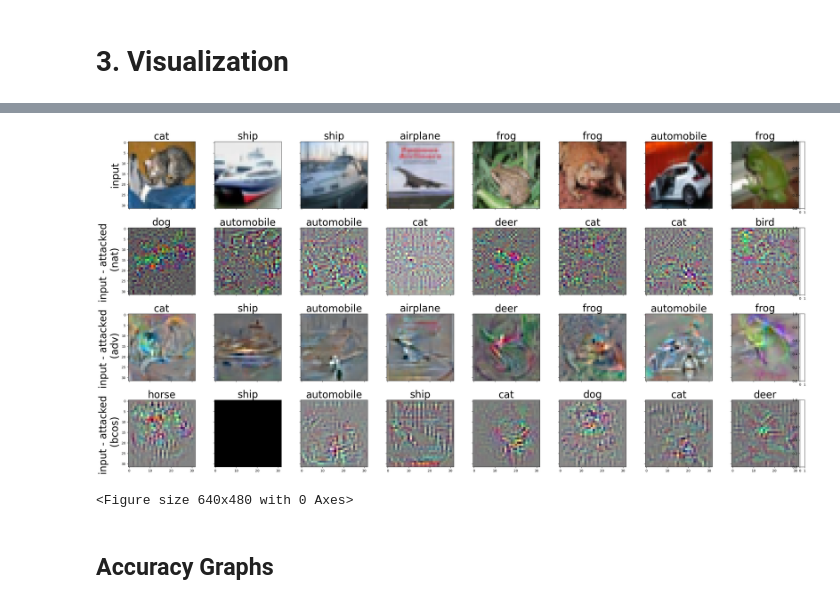
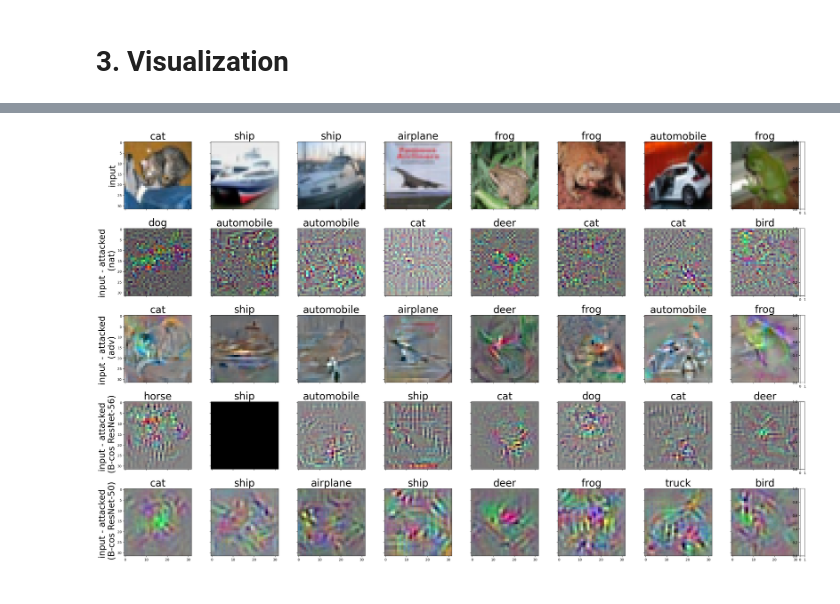
Before and after one commit to mhmoodlan/b-cos-robustness, a Jupyter notebook: b_cos_robustness.ipynb, the cells around one changed output, grey strips where cells are left out. Cells and saved outputs as stored; diff of their text form; code cells hidden in the pictures.

```diff
--- a/b_cos_robustness.ipynb
+++ b/b_cos_robustness.ipynb
@@ -253,0 +439,4 @@ def normalize_tensors(newtensor, vmin=None, vmax=None):
+# %%
+with open(f'{model_to_visualize}_viz_data1.pkl', 'rb') as f:
+    viz_data1 = pickle.load(f)
+viz_data1.keys()
@@ -254,11 +445,8 @@ def normalize_tensors(newtensor, vmin=None, vmax=None):
 # %%
-import pickle
-with open('viz_data1.pkl', 'rb') as f:
-    viz_data1 = pickle.load(f)
 im = viz_data1["im"]
 label = viz_data1["label"]
-im_adv = viz_data1["im_adv"]
-label_pred = viz_data1["label_pred"]
+im_adv = viz_data1[attack_to_visualize]["im_adv"]
+label_pred = viz_data1[attack_to_visualize]["label_pred"]
 # %%
 if torch.cuda.is_available():
   im=im.cuda()
@@ -390,5 +557,5 @@ viz_data2.pkl       100%[===================>] 772.13K  1.89MB/s    in 0.4s
 # %%
-with open('viz_data2.pkl', 'rb') as f:
+with open('cifar10_viz_data2.pkl', 'rb') as f:
     viz_data2 = pickle.load(f)
 # %%
 im2 = viz_data2["nat"]["im"].detach().cpu()
@@ -399,53 +566,56 @@ label_adv_nat = viz_data2["nat"]["label_pred"].detach().cpu()
 im_adv_adv = viz_data2["adv"]["im_adv"].detach().cpu()
 label_adv_adv = viz_data2["adv"]["label_pred"].detach().cpu()
 
-imbcos = viz_data2["bcos"]["im"].detach().cpu()
-bcoslabel = viz_data2["bcos"]["label"].detach().cpu()
-im_adv_bcos = viz_data2["bcos"]["im_adv"].detach().cpu()
-label_adv_bcos = viz_data2["bcos"]["label_pred"].detach().cpu()
+imbcos56 = viz_data2["bcos"]["im"].detach().cpu()
+bcoslabel56 = viz_data2["bcos"]["label"].detach().cpu()
+im_adv_bcos56 = viz_data2["bcos"]["im_adv"].detach().cpu()
+label_adv_bcos56 = viz_data2["bcos"]["label_pred"].detach().cpu()
+
+imbcos50 = viz_data2["resnet50_bcos"]["im"].detach().cpu()
+bcoslabel50 = viz_data2["resnet50_bcos"]["label"].detach().cpu()
+im_adv_bcos50 = viz_data2["resnet50_bcos"]["im_adv"].detach().cpu()
+label_adv_bcos50 = viz_data2["resnet50_bcos"]["label_pred"].detach().cpu()
 # %%
 # originally from: https://matplotlib.org/stable/gallery/axes_grid1/demo_edge_colorbar.html
 def plot_viz2(fig, imgs, ylist, tlist):
     """
     A grid of 2x2 images. Each row has its own colorbar.
     """
     grid = AxesGrid(fig, 122,  # similar to subplot(122)
-                    nrows_ncols=(4, 8),
+                    nrows_ncols=(5, 8),
                     axes_pad=.8,
                     label_mode="L",
                     share_all=True,
                     cbar_location="right",
                     cbar_mode="edge",
                     cbar_size="7%",
                     cbar_pad="2%",
                     )
     cmaps = [None, None, "binary", "Spectral", "Spectral", "Spectral", "viridis", "viridis", "viridis"]
-    for i in range(4*8):
+    for i in range(5*8):
         im = grid[i].imshow(imgs[i//8][i%8], cmap=cmaps[i//8])
         if i%8==0:
-            grid[i].set_ylabel(ylist[i//8], fontsize=30)
+            grid[i].set_ylabel(ylist[i//8], fontsize=26)
         grid[i].set_title(tlist[i//8][i%8], fontsize=30)
 
 
-fig = plt.figure(figsize=(10. * 8, 10. * 4))
+fig = plt.figure(figsize=(10. * 8, 10. * 5))
 
 plot_viz2(fig, [      im2.permute(0, 2, 3, 1),
                       normalize_tensors(im2-im_adv_nat).permute(0, 2, 3, 1),
                       normalize_tensors(im2-im_adv_adv).permute(0, 2, 3, 1),
-                      normalize_tensors(imbcos-im_adv_bcos)[:, :3, :, :].permute(0, 2, 3, 1),
+                      normalize_tensors(imbcos56-im_adv_bcos56)[:, :3, :, :].permute(0, 2, 3, 1),
+                      normalize_tensors(imbcos50-im_adv_bcos50)[:, :3, :, :].detach().permute(0, 2, 3, 1).cpu(),
                       ],
-                  ylist=["input", "input - attacked \n (nat)", "input - attacked \n (adv)", "input - attacked \n (bcos)"],
+                  ylist=["input", "input - attacked \n (nat)", "input - attacked \n (adv)", "input - attacked \n (B-cos ResNet-56)", "input - attacked \n (B-cos ResNet-50)"],
                   tlist=[[CLASS_DICT['CIFAR'][int(t)] if t != "" else "" for t in l] for l in [label2[:8], label_adv_nat[:8],
-                                                                                               label_adv_adv[:8], label_adv_bcos[:8],
-                                                                                               empty_titles[:8], empty_titles[:8],
+                                                                                               label_adv_adv[:8], label_adv_bcos56[:8],
+                                                                                               label_adv_bcos50[:8], empty_titles[:8],
                                                                                                empty_titles[:8], empty_titles[:8],
                                                                                                empty_titles[:8]]],
                 )
 
 plt.show()
-plt.savefig("main_fig.png", bbox_inches='tight')
+# plt.savefig("main_fig.png", bbox_inches='tight')
 # %% [output]
-[figure, old version]
+[figure, new version]
-<Figure size 640x480 with 0 Axes>
-# %% [markdown]
-## Accuracy Graphs
```
Also changed, not shown: parts of 48 cells of this notebook.
